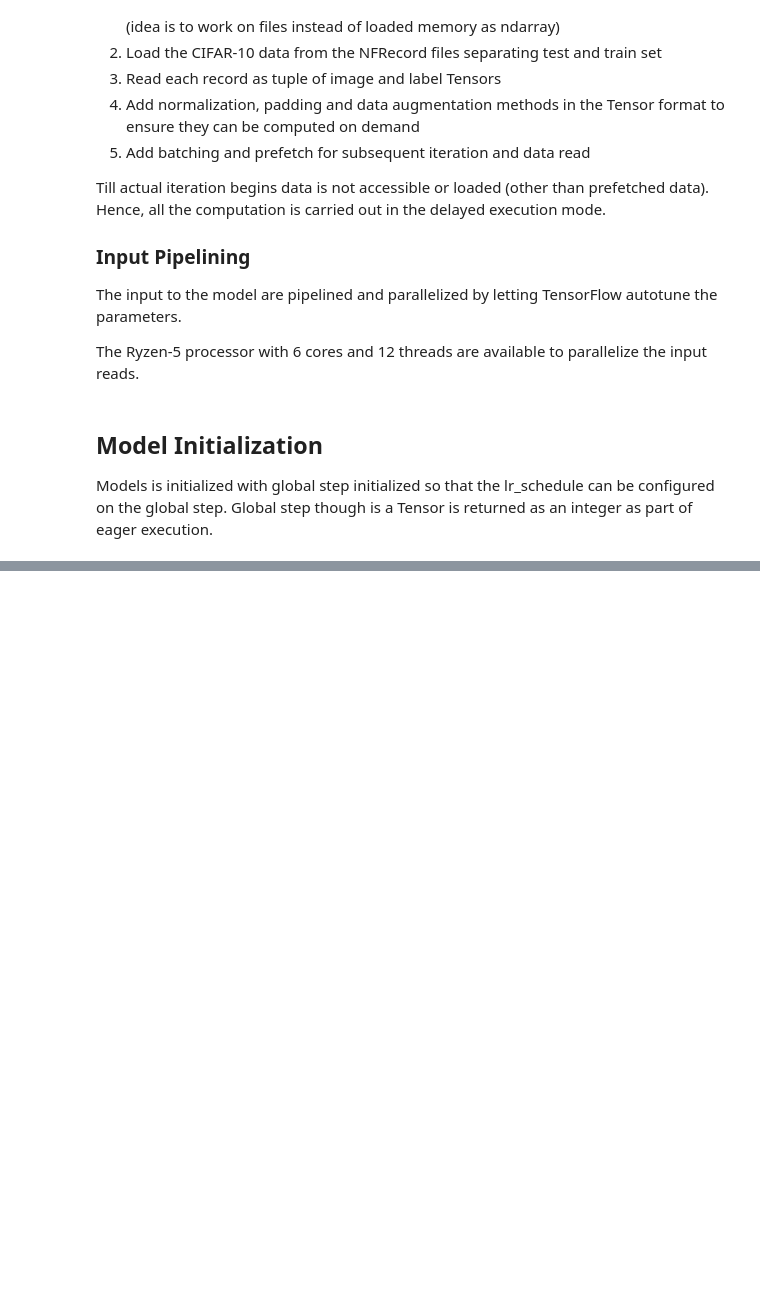
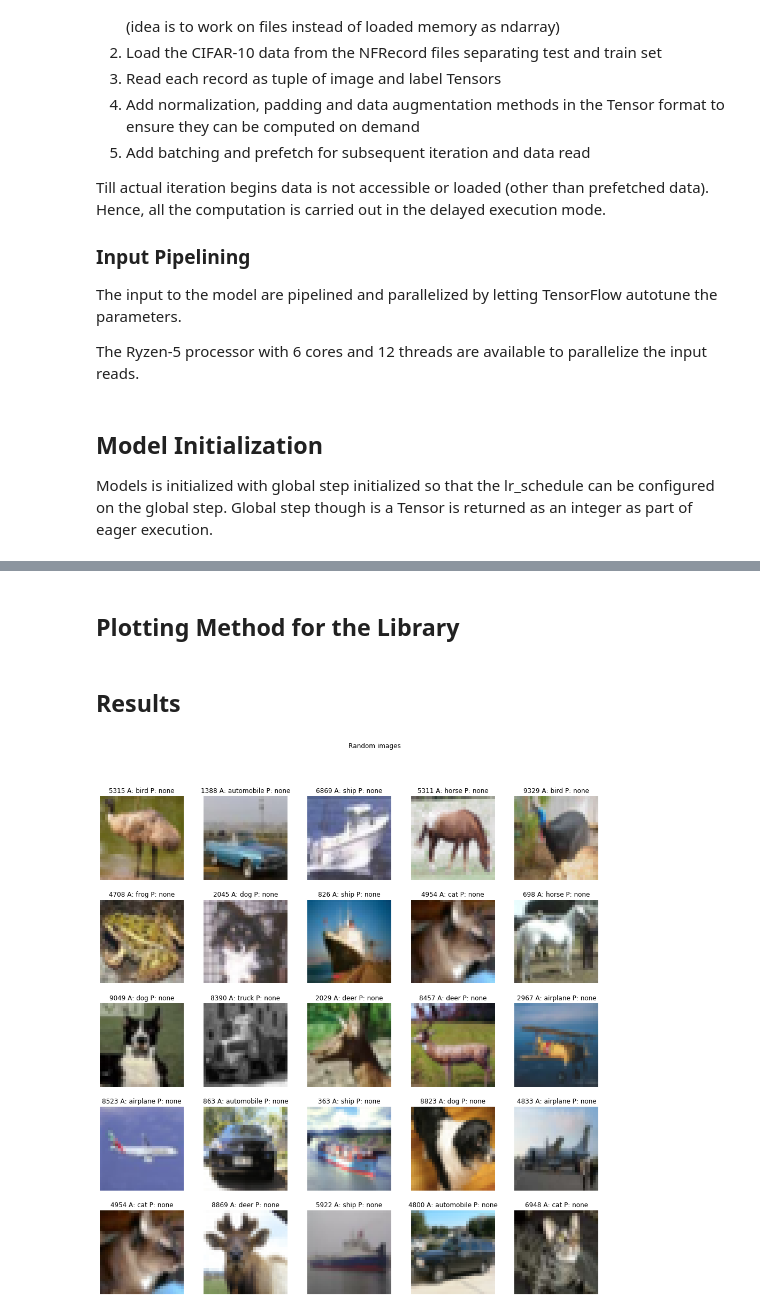
Before and after one commit to sambitdash/EVA-2-Group, a Jupyter notebook: Session-15/Assignment-15.ipynb, the cells around one changed output, grey strips where cells are left out. Drawn from its saved outputs; the diff is of its cells as text; code cells hidden in the pictures; blank space fills up the shorter version.

Commit message:
Bug fixes and added the visualization methods. Added colab specific changes.

```diff
--- a/Session-15/Assignment-15.ipynb
+++ b/Session-15/Assignment-15.ipynb
@@ -68,7 +79,7 @@ class ConvBN(tf.keras.Model):
 # %%
 class ResBlk(tf.keras.Model):
     def __init__(self, c_out, pool, res = False):
-        super().__init__(dynamic=True)
+        super(ResBlk, self).__init__(dynamic=True)
         self.conv_bn = ConvBN(c_out)
         self.pool = pool
         self.res = res
@@ -84,7 +95,7 @@ class ResBlk(tf.keras.Model):
 # %%
 class DavidNet(tf.keras.Model):
     def __init__(self, c=64, weight=0.125):
-        super().__init__(dynamic=True)
+        super(DavidNet, self).__init__(dynamic=True)
         pool = tf.keras.layers.MaxPooling2D(dynamic=True)
         self.init_conv_bn = ConvBN(c)
         self.blk1 = ResBlk(c*2, pool, res = True)
@@ -99,8 +110,9 @@ class DavidNet(tf.keras.Model):
         h = self.linear(h) * self.weight
         ce = tf.nn.sparse_softmax_cross_entropy_with_logits(logits=h, labels=y)
         loss = tf.reduce_sum(ce)
-        correct = tf.reduce_sum(tf.cast(tf.math.equal(tf.argmax(h, axis = 1), y), tf.float32))
-        return loss, correct
+        outval = tf.argmax(h, axis = 1)
+        correct = tf.reduce_sum(tf.cast(tf.math.equal(outval, y), tf.float32))
+        return loss, correct.numpy(), outval.numpy()
 # %% [markdown]
 ## TF Record Dataset
 
@@ -134,7 +146,7 @@ assert tf.executing_eagerly()
 
 train_mean = (0.4914, 0.4822, 0.4465)
 train_std  = (0.2023, 0.1994, 0.2010)
-normalize = lambda x: (tf.cast(x, tf.float32) - train_mean) / train_std
+normalize = lambda x: (tf.cast(x, tf.float32)/255 - train_mean) / train_std
 
 random_crop = lambda x,n: tf.random_crop(x, [n, n, 3])
 random_flip_left_right = lambda x: tf.image.random_flip_left_right(x)
@@ -159,14 +171,14 @@ def parse_fn(example):
     images = tf.reshape(images, [-1, 32, 32, 3])
     return (images, parsed['label'])
 
-def make_dataset(path, transform, nfile, shuffle=False):
+def make_dataset(path, transform, nfile, dtype=tf.float32, batch=BATCH_SIZE, shuffle=False):
     files = tf.data.Dataset.list_files(path)
     dataset = files.interleave(tf.data.TFRecordDataset, cycle_length=nfile,
                                num_parallel_calls=tf.data.experimental.AUTOTUNE)
-    dataset = dataset.batch(BATCH_SIZE)
+    dataset = dataset.batch(batch)
     if shuffle:
-        dataset = dataset.shuffle(BATCH_SIZE)
-    func = lambda x: (tf.map_fn(transform, x[0], dtype=tf.float32), x[1])
+        dataset = dataset.shuffle(batch)
+    func = lambda x: (tf.map_fn(transform, x[0], dtype=dtype), x[1])
     dataset = dataset.map(map_func=lambda a: func(parse_fn(a)),
                           num_parallel_calls=tf.data.experimental.AUTOTUNE)
     return dataset
@@ -174,6 +186,7 @@ def make_dataset(path, transform, nfile, shuffle=False):
 cifar10_bldr = tfds.builder("cifar10")
 cifar10_bldr.download_and_prepare()
 cifar10_info = cifar10_bldr.info
+cifar10_classes = ['airplane', 'automobile', 'bird', 'cat', 'deer', 'dog', 'frog', 'horse', 'ship', 'truck']
 
 name = cifar10_info.name
 vrsn = '{}'.format(cifar10_info.version)
@@ -278,0 +328,15 @@ epoch: 6 lr:0.3789 train loss: 0.4009 train acc: 0.8618 val loss: 0.8256 val acc
+# %%
+model.load_weights('weights.h5')
+
+results = []
+
+for (x, y) in test_set:
+    loss, correct, res = model(x, y)
+    results.append(res)
+
+results = np.concatenate(results)
+
+for (x, y) in make_dataset(test_fn, lambda x: x, 1, dtype=tf.uint8, batch=len_test): pass
+X, Y = x.numpy(), y.numpy()
+# %% [markdown]
+## Plotting Method for the Library
@@ -278,0 +402,6 @@ epoch: 6 lr:0.3789 train loss: 0.4009 train acc: 0.8618 val loss: 0.8256 val acc
+# %% [markdown]
+## Results
+# %%
+plot_image(5, 5, X, Y)
+# %% [output]
+[figure, added]
```
Also changed, not shown: parts of 14 cells of this notebook, 2 other files.
